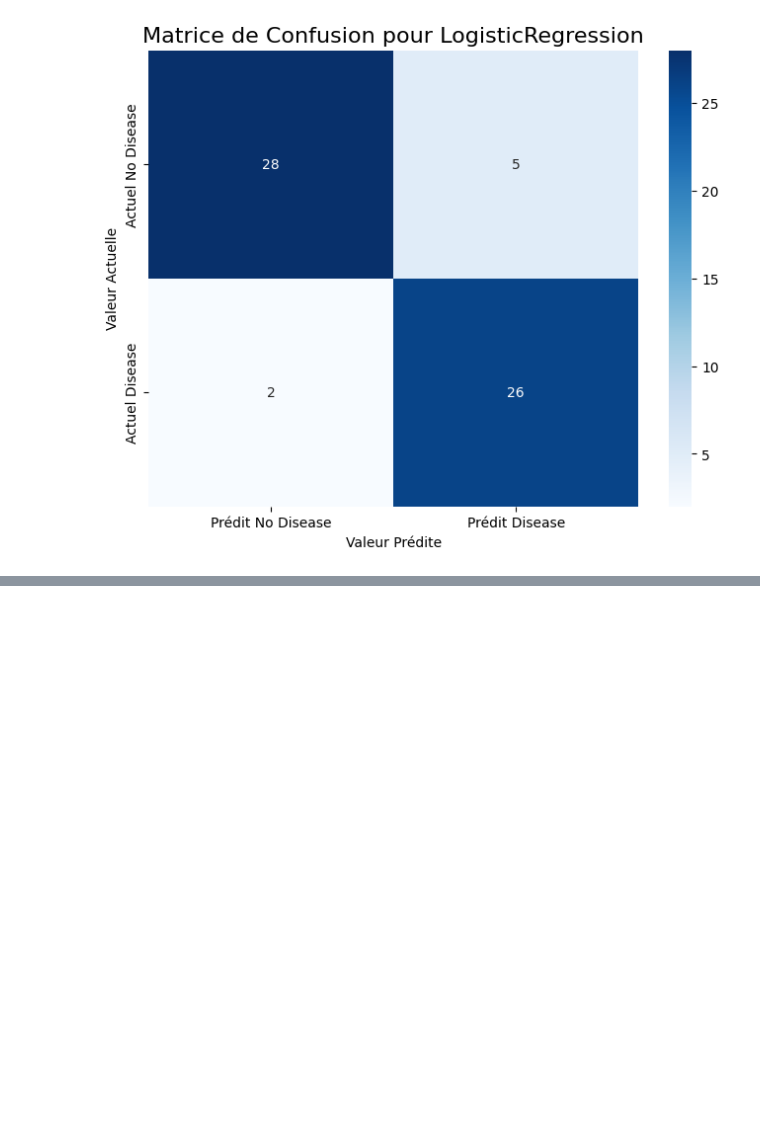
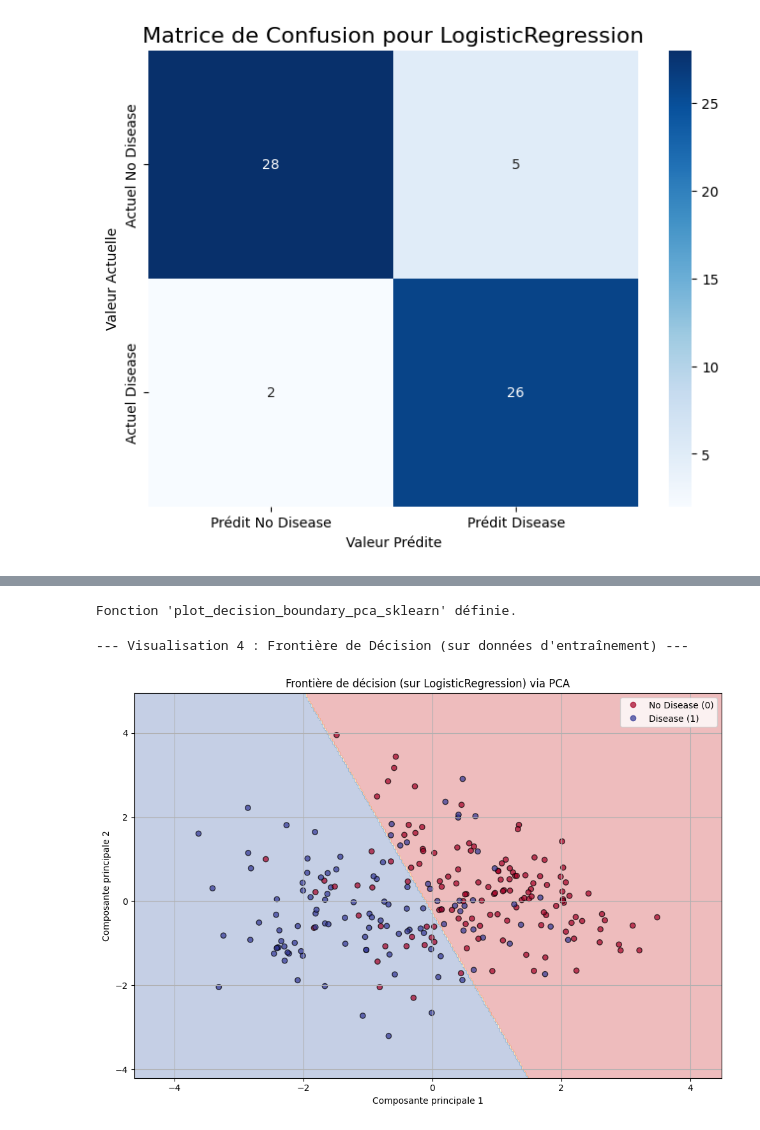
Before and after one commit to PolySeb2025/IFT712-Projet-Maladies-Cardiaques, a Jupyter notebook: maladiescardiaques/notebooks/LogisticRegression.ipynb, the cells around one changed output, grey strips where cells are left out. Drawn from its saved outputs; the diff is of its cells as text; code cells hidden in the pictures; blank space fills up the shorter version.

```diff
--- a/maladiescardiaques/notebooks/LogisticRegression.ipynb
+++ b/maladiescardiaques/notebooks/LogisticRegression.ipynb
@@ -177,0 +222,74 @@ No Disease (0)       0.93      0.85      0.89        33
+# %%
+# Cellule 8: Fonction d'aide pour la Frontière de Décision (PCA)
+
+def plot_decision_boundary_pca_sklearn(X_raw, y, pipeline):
+    """
+    Affiche la frontière de décision d'un pipeline sklearn
+    après projection des données via PCA.
+    Utilise les données d'entraînement (X_raw, y) pour fitter la PCA
+    et visualiser la frontière apprise.
+    """
+
+    # Étape 1: Extraire les composants du pipeline
+    preprocessor = pipeline.named_steps['preprocessor']
+    classifier = pipeline.named_steps['classifier']
+
+    # Étape 2: Appliquer le prétraitement aux données brutes
+    # Note: On utilise X_train pour 'fitter' la PCA
+    try:
+        X_processed = preprocessor.fit_transform(X_raw)
+    except Exception as e:
+        print(f"Erreur lors du fit_transform du preprocessor : {e}")
+        print("Assurez-vous que X_raw (X_train) a le bon format.")
+        return
+
+    # Étape 3: Réduction en 2D avec PCA
+    pca = PCA(n_components=2)
+    X_pca = pca.fit_transform(X_processed)
+
+    # Étape 4: Définition de la grille dans l'espace projeté
+    x_min, x_max = X_pca[:, 0].min() - 1, X_pca[:, 0].max() + 1
+    y_min, y_max = X_pca[:, 1].min() - 1, X_pca[:, 1].max() + 1
+
+    # Utiliser np.linspace pour une grille plus fine
+    xx, yy = np.meshgrid(np.linspace(x_min, x_max, 300),
+                         np.linspace(y_min, y_max, 300))
+
+    grid_points_pca = np.c_[xx.ravel(), yy.ravel()]
+
+    # Étape 5: Inversion de la projection (PCA -> Espace Prétraité)
+    grid_points_processed = pca.inverse_transform(grid_points_pca)
+
+    # Étape 6: Prédictions sur la grille (avec le classifieur seul)
+    Z = classifier.predict(grid_points_processed)
+    Z = Z.reshape(xx.shape)
+
+    # Étape 7: Affichage
+    plt.figure(figsize=(10, 7))
+    plt.contourf(xx, yy, Z, alpha=0.3, cmap=plt.cm.RdYlBu)
+
+    # Affichage des données projetées (utilisant X_pca et y)
+    scatter = plt.scatter(X_pca[:, 0], X_pca[:, 1], c=y, cmap=plt.cm.RdYlBu,
+                          edgecolor='k', alpha=0.7)
+    plt.xlabel("Composante principale 1")
+    plt.ylabel("Composante principale 2")
+    plt.title(f"Frontière de décision (sur {classifier.__class__.__name__}) via PCA")
+    plt.legend(handles=scatter.legend_elements()[0], labels=['No Disease (0)', 'Disease (1)'])
+    plt.grid(True)
+    plt.tight_layout()
+    plt.show()
+
+print("Fonction 'plot_decision_boundary_pca_sklearn' définie.")
+# %% [output]
+Fonction 'plot_decision_boundary_pca_sklearn' définie.
+# %%
+# Cellule 9: GRAPHIQUE 4 - Frontière de Décision (PCA)
+print(f"\n--- Visualisation 4 : Frontière de Décision (sur données d'entraînement) ---")
+
+# Note: Nous utilisons X_train et y_train pour visualiser la frontière
+# que le modèle a apprise (best_model_pipeline).
+# X_train est requis à l'état brut, car le pipeline gère le prétraitement.
+plot_decision_boundary_pca_sklearn(X_train, y_train, best_model_pipeline)
+# %% [output]
+--- Visualisation 4 : Frontière de Décision (sur données d'entraînement) ---
+[figure, added]
```
Also changed, not shown: parts of 3 cells of this notebook, 2 other files.
